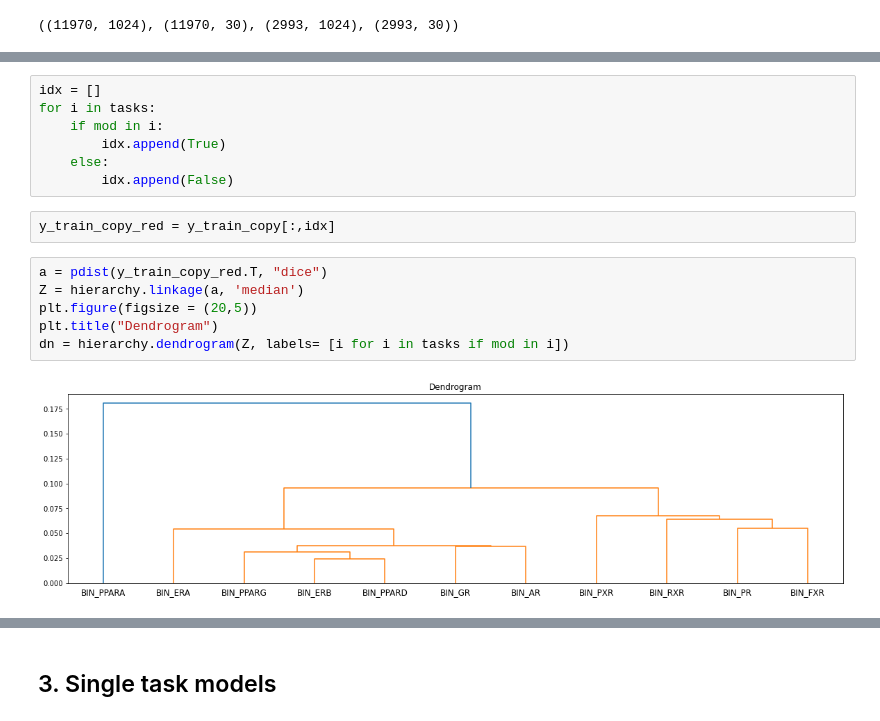
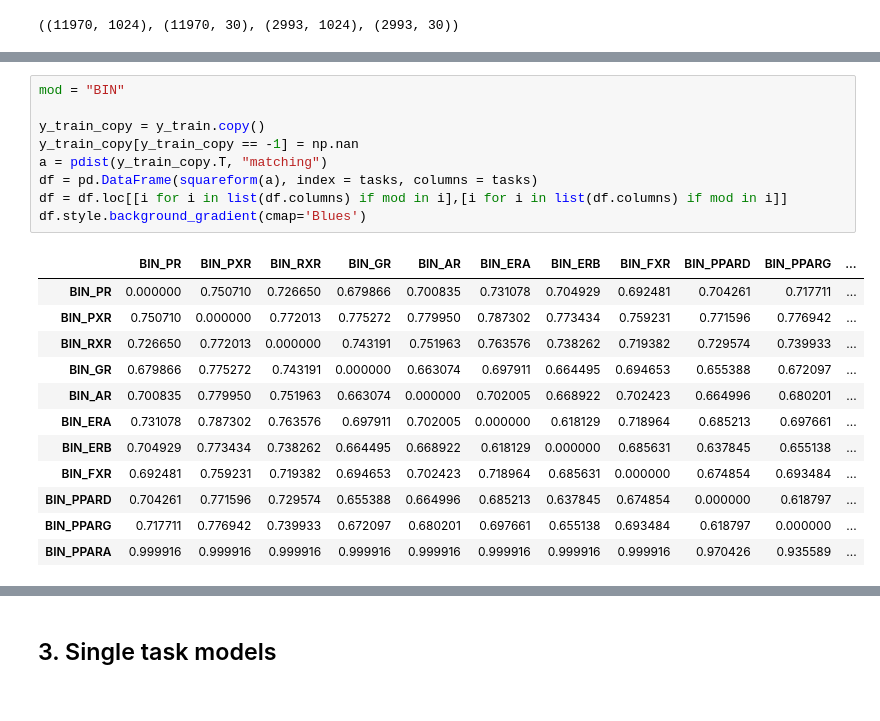
Before and after one commit to CValsecchi/Multitask_for_QSAR_tutorial, a Jupyter notebook: Multitask_learning_for_SAR.ipynb, the cells around one changed output, grey strips where cells are left out. Saved outputs shown, nothing was run; the diff lists cells and outputs as text.

```diff
--- a/Multitask_learning_for_SAR.ipynb
+++ b/Multitask_learning_for_SAR.ipynb
@@ -190,17 +168,22 @@ df.style.background_gradient(cmap='Blues')
-# %%
-idx = []
-for i in tasks:
-    if mod in i:
-        idx.append(True)
-    else:
-        idx.append(False)
-# %%
-y_train_copy_red = y_train_copy[:,idx]
-# %%
-a = pdist(y_train_copy_red.T, "dice")
-Z = hierarchy.linkage(a, 'median')
-plt.figure(figsize = (20,5))
-plt.title("Dendrogram")
-dn = hierarchy.dendrogram(Z, labels= [i for i in tasks if mod in i])
-# %% [output]
-[figure, removed]
+# %%
+mod = "BIN"
+
+y_train_copy = y_train.copy()
+y_train_copy[y_train_copy == -1] = np.nan
+a = pdist(y_train_copy.T, "matching")
+df = pd.DataFrame(squareform(a), index = tasks, columns = tasks)
+df = df.loc[[i for i in list(df.columns) if mod in i],[i for i in list(df.columns) if mod in i]]
+df.style.background_gradient(cmap='Blues')
+# %% [output]
+|  | BIN_PR | BIN_PXR | BIN_RXR | BIN_GR | BIN_AR | BIN_ERA | BIN_ERB | BIN_FXR | BIN_PPARD | BIN_PPARG | ... |
+| BIN_PR | 0.000000 | 0.750710 | 0.726650 | 0.679866 | 0.700835 | 0.731078 | 0.704929 | 0.692481 | 0.704261 | 0.717711 | ... |
+| BIN_PXR | 0.750710 | 0.000000 | 0.772013 | 0.775272 | 0.779950 | 0.787302 | 0.773434 | 0.759231 | 0.771596 | 0.776942 | ... |
+| BIN_RXR | 0.726650 | 0.772013 | 0.000000 | 0.743191 | 0.751963 | 0.763576 | 0.738262 | 0.719382 | 0.729574 | 0.739933 | ... |
+| BIN_GR | 0.679866 | 0.775272 | 0.743191 | 0.000000 | 0.663074 | 0.697911 | 0.664495 | 0.694653 | 0.655388 | 0.672097 | ... |
+| BIN_AR | 0.700835 | 0.779950 | 0.751963 | 0.663074 | 0.000000 | 0.702005 | 0.668922 | 0.702423 | 0.664996 | 0.680201 | ... |
+| BIN_ERA | 0.731078 | 0.787302 | 0.763576 | 0.697911 | 0.702005 | 0.000000 | 0.618129 | 0.718964 | 0.685213 | 0.697661 | ... |
+| BIN_ERB | 0.704929 | 0.773434 | 0.738262 | 0.664495 | 0.668922 | 0.618129 | 0.000000 | 0.685631 | 0.637845 | 0.655138 | ... |
+| BIN_FXR | 0.692481 | 0.759231 | 0.719382 | 0.694653 | 0.702423 | 0.718964 | 0.685631 | 0.000000 | 0.674854 | 0.693484 | ... |
+| BIN_PPARD | 0.704261 | 0.771596 | 0.729574 | 0.655388 | 0.664996 | 0.685213 | 0.637845 | 0.674854 | 0.000000 | 0.618797 | ... |
+| BIN_PPARG | 0.717711 | 0.776942 | 0.739933 | 0.672097 | 0.680201 | 0.697661 | 0.655138 | 0.693484 | 0.618797 | 0.000000 | ... |
+| BIN_PPARA | 0.999916 | 0.999916 | 0.999916 | 0.999916 | 0.999916 | 0.999916 | 0.999916 | 0.999916 | 0.970426 | 0.935589 | ... |
```
Also changed, not shown: parts of 3 cells of this notebook, 2 other files.
